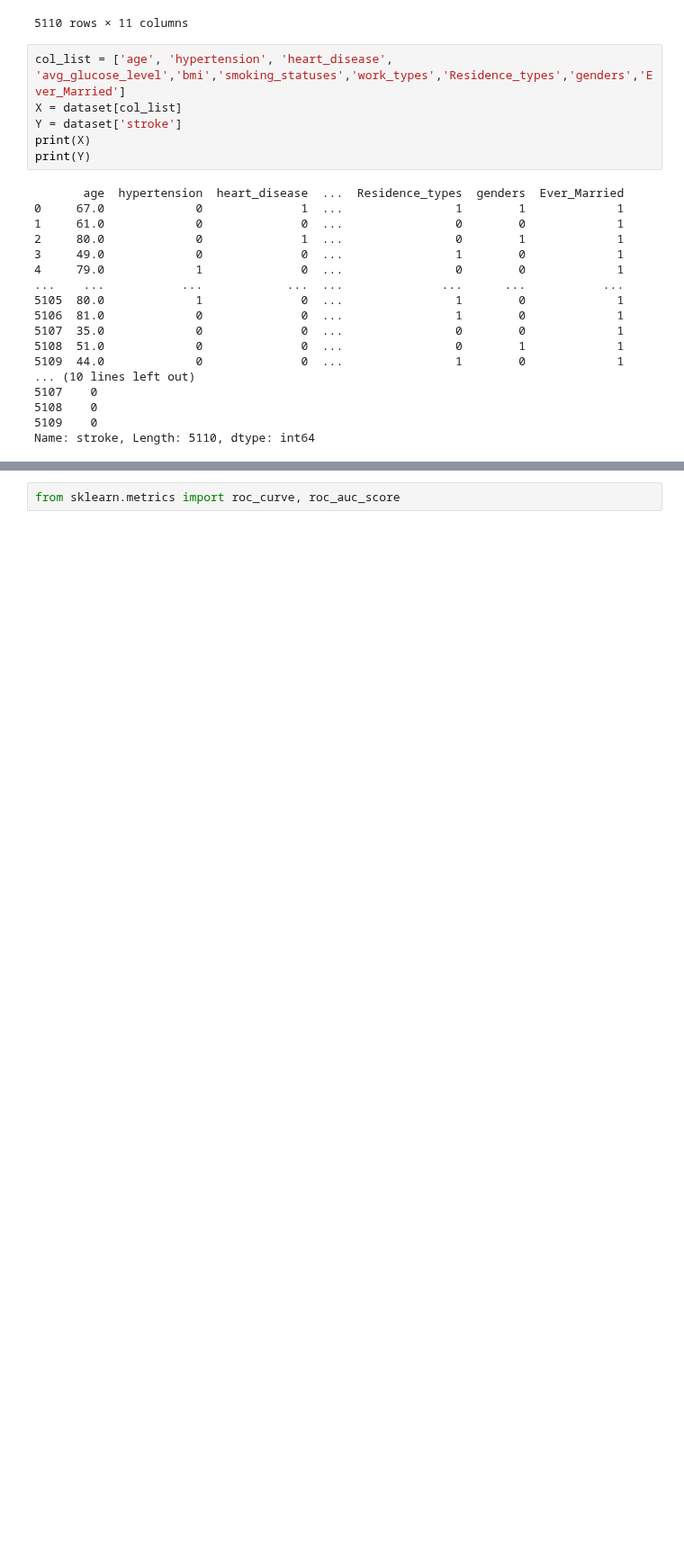
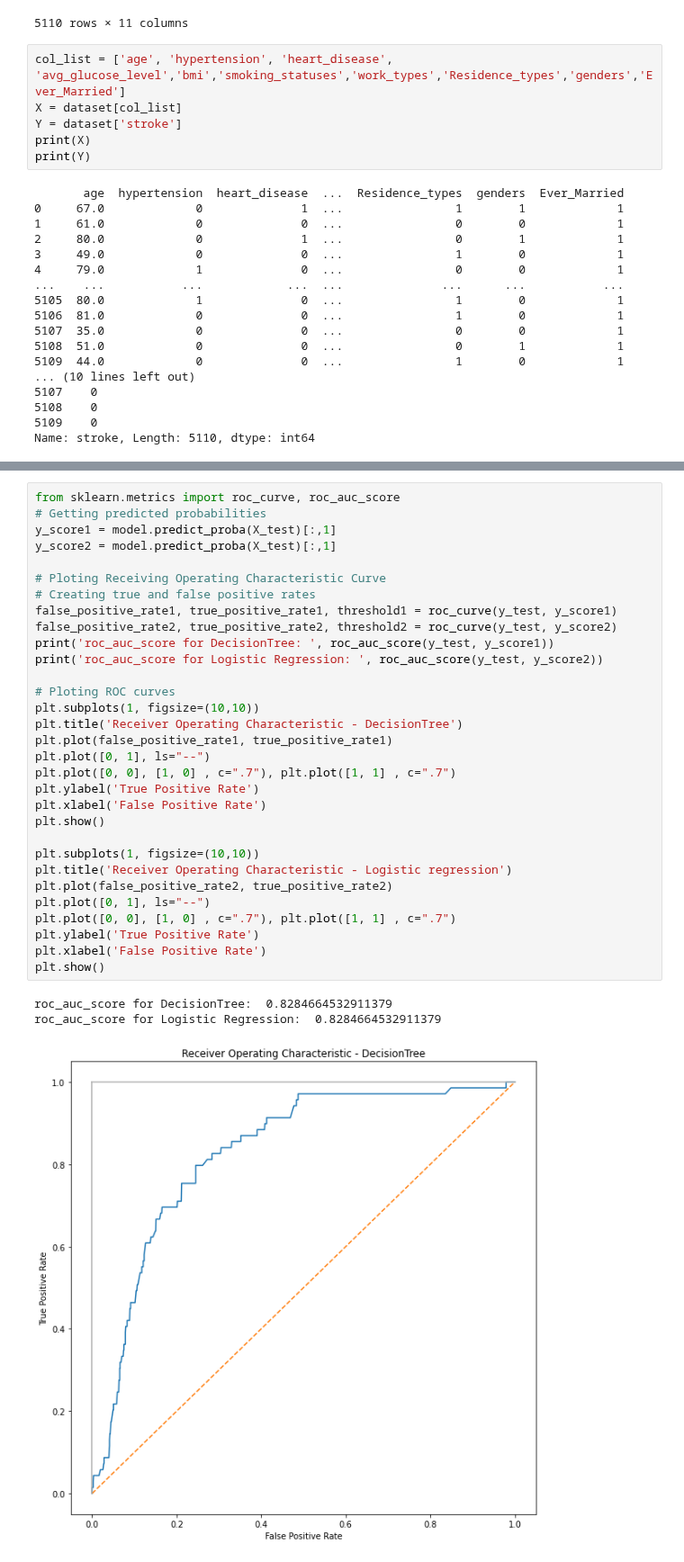
Before and after one commit to xanasa14/MLImplementations, a Jupyter notebook: StrokePredicition.ipynb, the cells around one changed output, grey strips where cells are left out. Shown at 90% size. Cells and saved outputs as stored; diff of their text form; blank space fills up the shorter version.

```diff
--- a/StrokePredicition.ipynb
+++ b/StrokePredicition.ipynb
@@ -254,2 +257,35 @@ plt.show()
-# %%
-from sklearn.metrics import roc_curve, roc_auc_score
+# %%
+from sklearn.metrics import roc_curve, roc_auc_score
+# Getting predicted probabilities
+y_score1 = model.predict_proba(X_test)[:,1]
+y_score2 = model.predict_proba(X_test)[:,1]
+
+# Ploting Receiving Operating Characteristic Curve
+# Creating true and false positive rates
+false_positive_rate1, true_positive_rate1, threshold1 = roc_curve(y_test, y_score1)
+false_positive_rate2, true_positive_rate2, threshold2 = roc_curve(y_test, y_score2)
+print('roc_auc_score for DecisionTree: ', roc_auc_score(y_test, y_score1))
+print('roc_auc_score for Logistic Regression: ', roc_auc_score(y_test, y_score2))
+
+# Ploting ROC curves
+plt.subplots(1, figsize=(10,10))
+plt.title('Receiver Operating Characteristic - DecisionTree')
+plt.plot(false_positive_rate1, true_positive_rate1)
+plt.plot([0, 1], ls="--")
+plt.plot([0, 0], [1, 0] , c=".7"), plt.plot([1, 1] , c=".7")
+plt.ylabel('True Positive Rate')
+plt.xlabel('False Positive Rate')
+plt.show()
+
+plt.subplots(1, figsize=(10,10))
+plt.title('Receiver Operating Characteristic - Logistic regression')
+plt.plot(false_positive_rate2, true_positive_rate2)
+plt.plot([0, 1], ls="--")
+plt.plot([0, 0], [1, 0] , c=".7"), plt.plot([1, 1] , c=".7")
+plt.ylabel('True Positive Rate')
+plt.xlabel('False Positive Rate')
+plt.show()
+# %% [output]
+roc_auc_score for DecisionTree:  0.8284664532911379
+roc_auc_score for Logistic Regression:  0.8284664532911379
+[figure, added]
```
Also changed, not shown: parts of 10 cells of this notebook.
